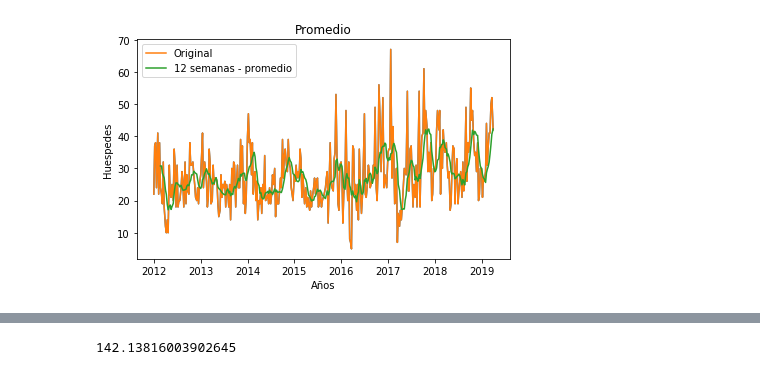
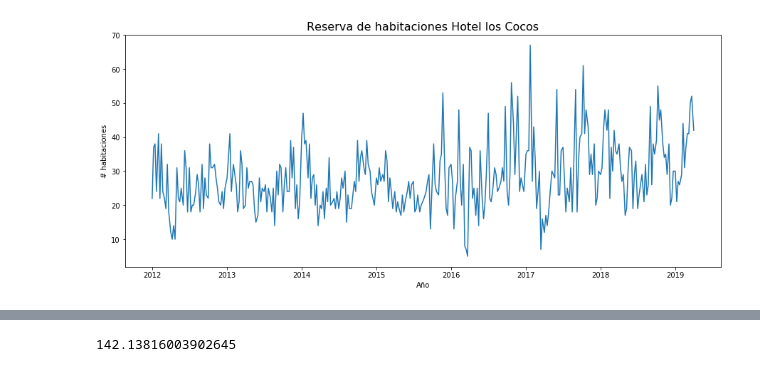
Before and after one commit to cristzelada/Tesis, a Jupyter notebook: forecasting/arima.ipynb, the cells around one changed output, grey strips where cells are left out. Saved outputs shown, nothing was run; the diff lists cells and outputs as text; code cells hidden in the pictures.

```diff
--- a/forecasting/arima.ipynb
+++ b/forecasting/arima.ipynb
@@ -56,14 +45,0 @@ plt.show()
-# %%
-
-plt.plot(data)
-plt.plot(ts.index, ts, label='Original');
-plt.plot(ts.index, ts.rolling(window=8).mean(), label='12 semanas - promedio');
-plt.xlabel("Años");
-plt.ylabel("Huespedes");
-plt.title("Promedio");
-plt.legend(loc='best');
-plt.tight_layout();
-plt.savefig('./img/tendencia.png')
-plt.show()
-# %% [output]
-[figure, removed]
@@ -72,0 +46,19 @@ df = pd.read_csv('./data/hotelguests.csv', parse_dates=['time'], index_col='time
+# %%
+
+#serie de tiempo en grafico
+dateparse = lambda dates: pd.datetime.strptime(dates, '%Y-%m-%d')
+
+#leer la data del excel de los huespedes.csv
+data = pd.read_csv('./data/hotelguests.csv', parse_dates=['time'], index_col='time',date_parser=dateparse)
+
+#guardar en otra variable
+ts = data['#guests']
+
+#imprimir la serie de tiempo y guardarla en la carpeta imagen como referencia
+plt.plot(data, linewidth=1.5)
+plt.title('Reserva de habitaciones Hotel los Cocos', fontsize=16)
+plt.ylabel('# habitaciones')
+plt.xlabel('Año')
+plt.show()
+# %% [output]
+[figure, added]
```
Also changed, not shown: parts of 18 cells of this notebook, 2 other files.
